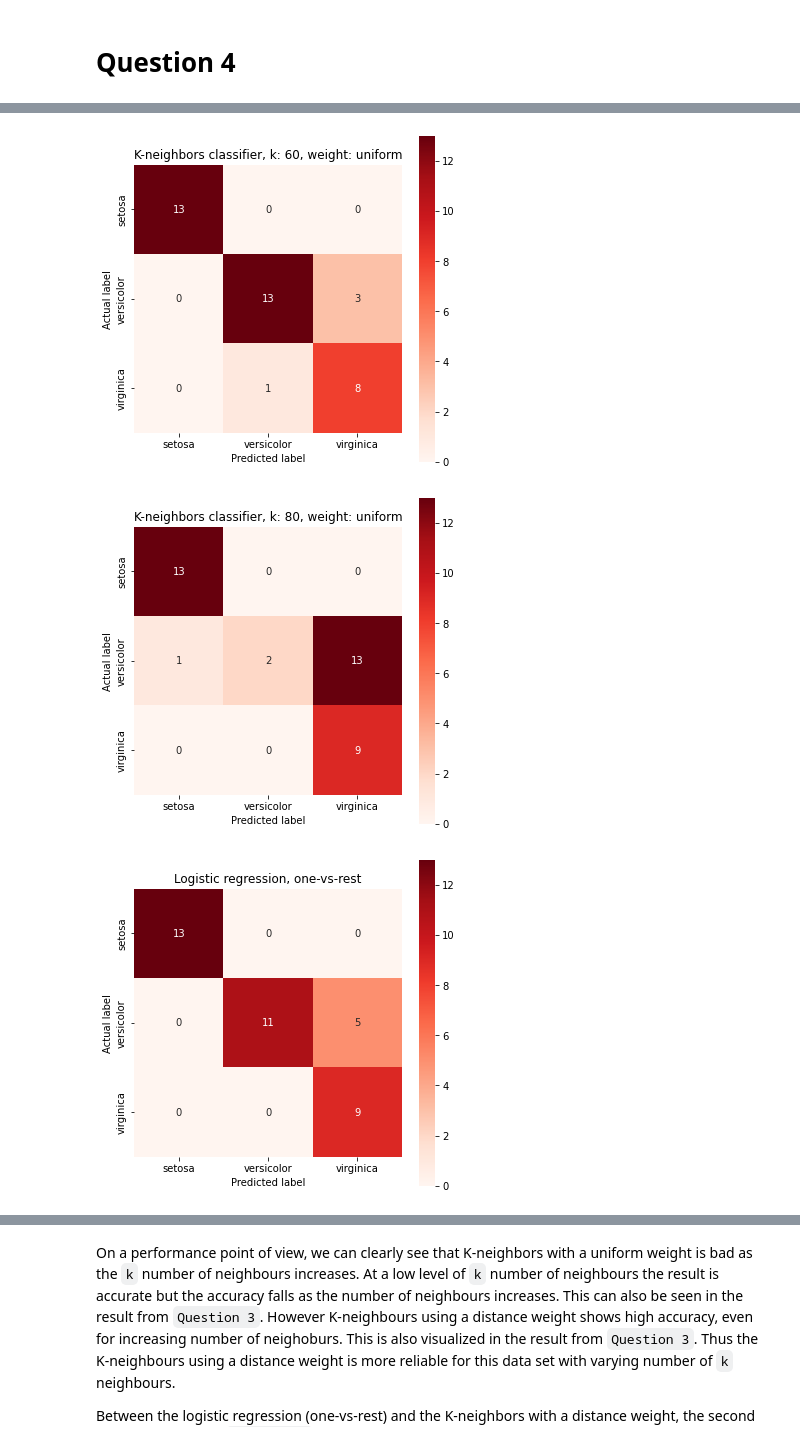
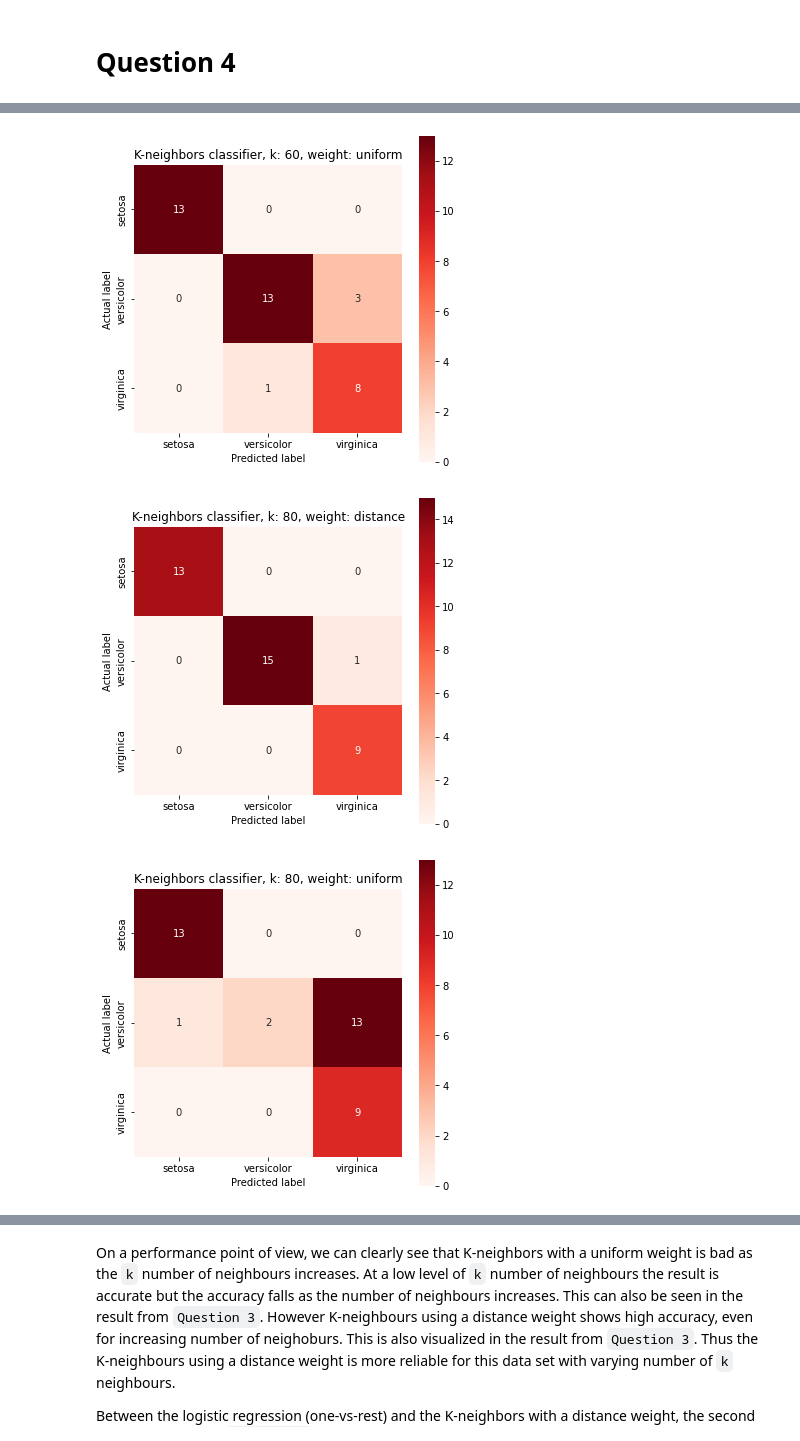
Before and after one commit to RomainTHD-UniStuff/DAT405_Introduction_to_Data_Science_and_AI, a Jupyter notebook: Assignment_2/Assignment_2.ipynb, the cells around one changed output, grey strips where cells are left out. Drawn from its saved outputs; the diff is of its cells as text; code cells hidden in the pictures.

```diff
--- a/Assignment_2/Assignment_2.ipynb
+++ b/Assignment_2/Assignment_2.ipynb
@@ -228,37 +234,51 @@ plt.xlabel("Predicted label")
 plt.title("K-neighbors classifier, k: 60, weight: uniform")
 plt.show()
 
+# ---------------------- k-neighbours, distance, k=80 ----------------------
+
+model = KNeighborsClassifier(n_neighbors=80, weights="distance")
+model.fit(x_train, y_train)
+predictions = model.predict(x_test)
+cm = metrics.confusion_matrix(y_test, predictions)
+
+plt.figure(figsize=(6, 6))
+sns.heatmap(cm, annot=True, square=True, cmap="Reds", xticklabels=labels, yticklabels=labels)
+plt.ylabel("Actual label")
+plt.xlabel("Predicted label")
+plt.title("K-neighbors classifier, k: 80, weight: distance")
+plt.show()
+
 # ---------------------- k-neighbours, uniform, k=80 ----------------------
 
 model = KNeighborsClassifier(n_neighbors=80, weights="uniform")
 model.fit(x_train, y_train)
 predictions = model.predict(x_test)
 cm = metrics.confusion_matrix(y_test, predictions)
 
 plt.figure(figsize=(6, 6))
 sns.heatmap(cm, annot=True, square=True, cmap="Reds", xticklabels=labels, yticklabels=labels)
 plt.ylabel("Actual label")
 plt.xlabel("Predicted label")
 plt.title("K-neighbors classifier, k: 80, weight: uniform")
 plt.show()
 
 # ---------------------- logistic regression, one-vs-rest ----------------------
 
 model = LogisticRegression(multi_class="ovr", solver="liblinear")
 model.fit(x_train, y_train)
 predictions = model.predict(x_test)
 cm = metrics.confusion_matrix(y_test, predictions)
 
 plt.figure(figsize=(6, 6))
 sns.heatmap(cm, annot=True, square=True, cmap="Reds", xticklabels=labels, yticklabels=labels)
 plt.ylabel("Actual label")
 plt.xlabel("Predicted label")
 plt.title("Logistic regression, one-vs-rest")
 plt.show()
 # %% [output]
 [figure]
 [figure]
 [figure]
 [figure]
-[figure, old version]
+[figure, new version]
-[figure, old version]
+[figure, new version]
```
Also changed, not shown: parts of 7 cells of this notebook.
